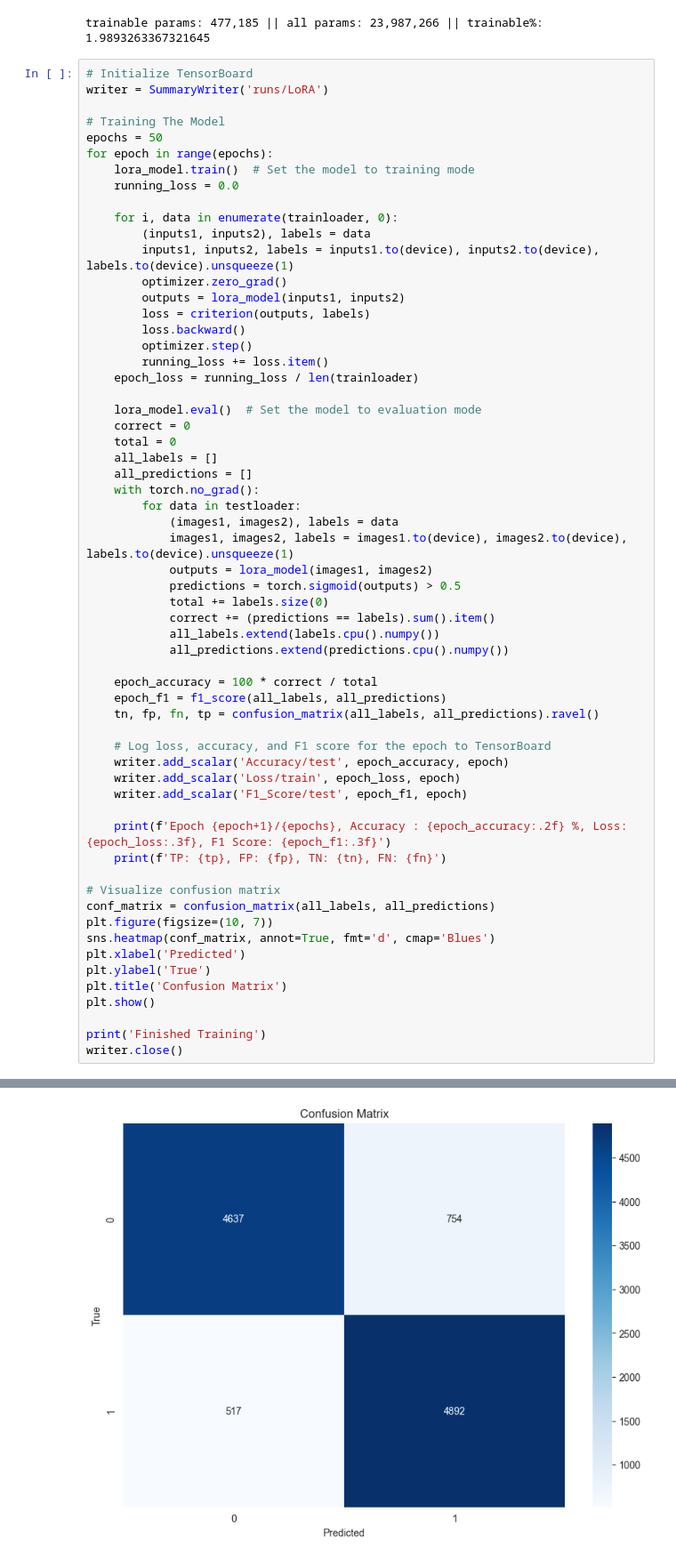
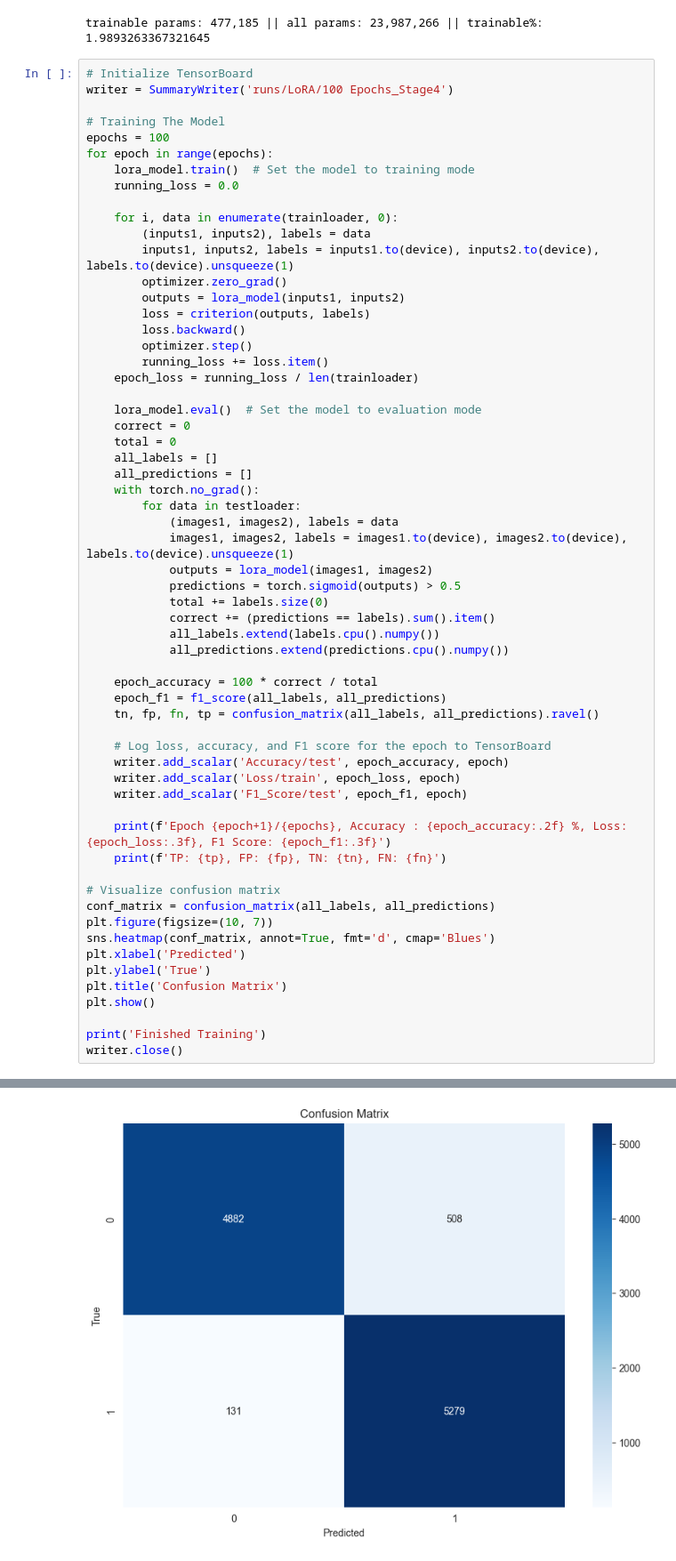
Before and after one commit to MomenAG/LoRA, a Jupyter notebook: ResNET50/LoRA.ipynb, the cells around one changed output, grey strips where cells are left out. Shown at 89% size. Saved outputs shown, nothing was run; the diff lists cells and outputs as text.

```diff
--- a/ResNET50/LoRA.ipynb
+++ b/ResNET50/LoRA.ipynb
@@ -67,10 +67,10 @@ Number of balanced different pairs: 27000
 trainable params: 477,185 || all params: 23,987,266 || trainable%: 1.9893263367321645
 # %%
 # Initialize TensorBoard
-writer = SummaryWriter('runs/LoRA')
+writer = SummaryWriter('runs/LoRA/100 Epochs_Stage4')
 
 # Training The Model
-epochs = 50
+epochs = 100
 for epoch in range(epochs):
     lora_model.train()  # Set the model to training mode
     running_loss = 0.0
@@ -146,2 +146,2 @@ TP: 4892, FP: 754, TN: 4637, FN: 517
-[figure, old version]
+[figure, new version]
 Finished Training
```
Also changed, not shown: parts of 1 cell of this notebook, 2 other files.
